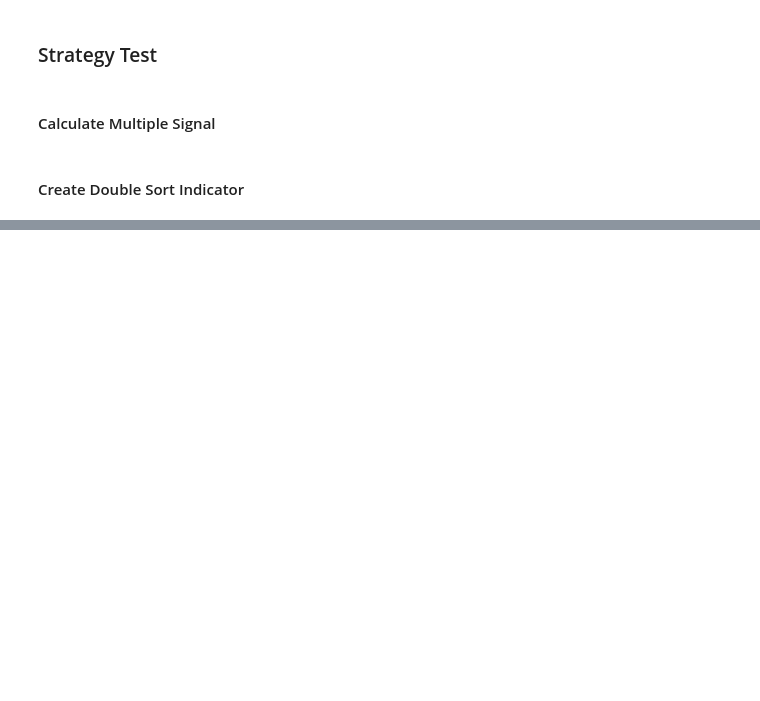
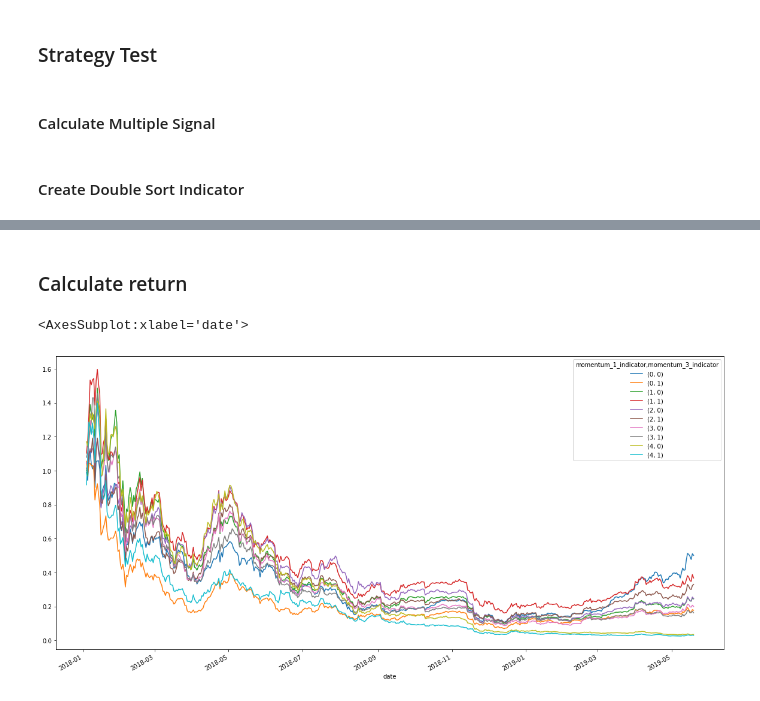
Before and after one commit to sunnyyang1576/Cryptocurrency, a Jupyter notebook: Strategy Test/Strategy Test - Multiple Criterion.ipynb, the cells around one changed output, grey strips where cells are left out. Drawn from its saved outputs; the diff is of its cells as text; code cells hidden in the pictures; blank space fills up the shorter version.

```diff
--- a/Strategy Test/Strategy Test - Multiple Criterion.ipynb
+++ b/Strategy Test/Strategy Test - Multiple Criterion.ipynb
@@ -137,0 +97,2 @@ indicator_df
+# %% [markdown]
+### Calculate return
@@ -137,0 +148,13 @@ indicator_df
+# %%
+port_df = port_df[["momentum_1_indicator","momentum_3_indicator","date","portfolio_return"]]
+# %%
+port_df.index = range(0,port_df.shape[0])
+# %%
+a = pd.pivot_table(port_df,values="portfolio_return",index=["date"],columns=["momentum_1_indicator","momentum_3_indicator"])
+# %%
+cum_return = (a+1).cumprod()
+# %%
+cum_return[0:500].plot(figsize=(20,10))
+# %% [output]
+<AxesSubplot:xlabel='date'>
+[figure, added]
```
Also changed, not shown: parts of 38 cells of this notebook, 24 other files.
